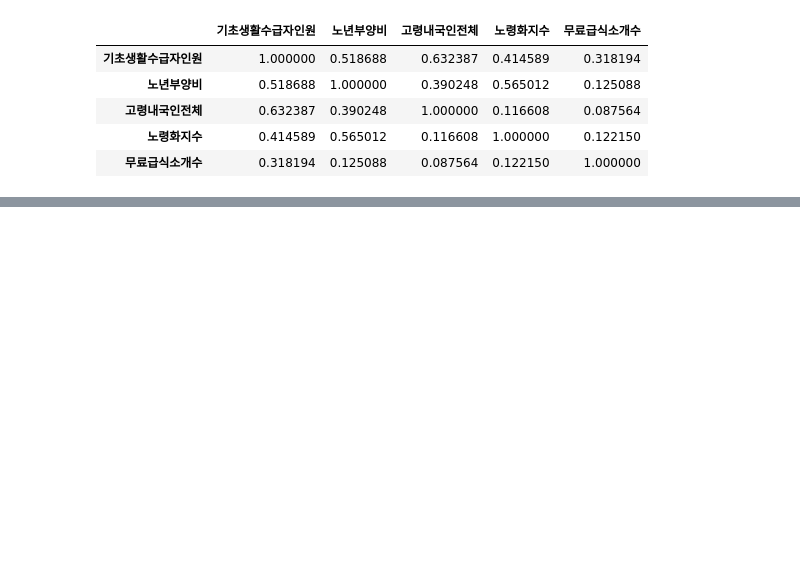
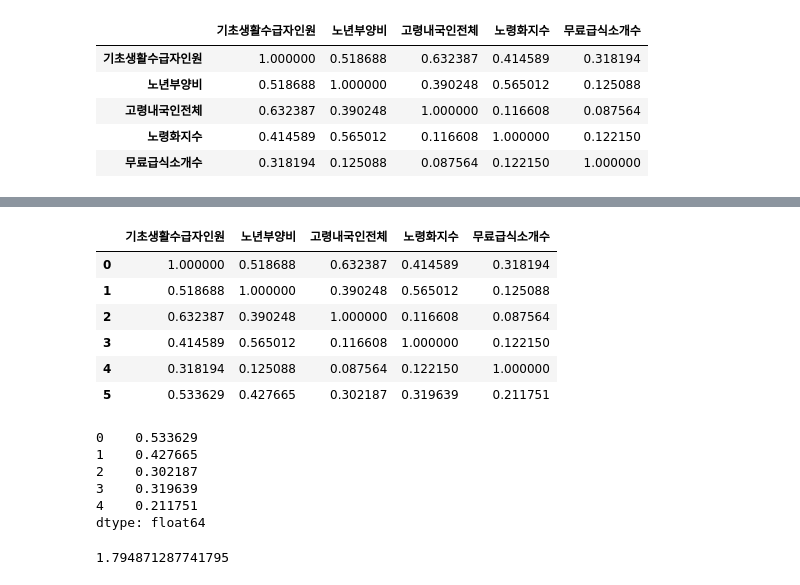
Before and after one commit to 520817/jjp, a Jupyter notebook: 회귀분석/(서린) 회귀분석.ipynb, the cells around one changed output, grey strips where cells are left out. Cells and saved outputs as stored; diff of their text form; code cells hidden in the pictures; blank space fills up the shorter version.

```diff
--- a/회귀분석/(서린) 회귀분석.ipynb
+++ b/회귀분석/(서린) 회귀분석.ipynb
@@ -244,0 +250,35 @@ data2['무료급식소개수'] = data2['무료급식소개수'].astype('float')
+# %%
+c1 = pd.DataFrame([1.000000, 0.518688, 0.632387, 0.414589, 0.318194, 0.533629])
+c2 = pd.DataFrame([0.518688,1.000000, 0.390248, 0.565012, 0.125088, 0.427665])
+c3 = pd.DataFrame([0.632387, 0.390248, 1.000000, 0.116608, 0.087564, 0.302187])
+c4 = pd.DataFrame([0.414589, 0.565012, 0.116608, 1.000000, 0.122150, 0.319639])
+c5 = pd.DataFrame([0.318194, 0.125088, 0.087564, 0.122150, 1.000000, 0.211751])
+#c6 = pd.DataFrame([0.533629, 0.427665, 0.302187, 0.319639, 0.211751])
+
+data_ahp = pd.concat([c1,c2,c3,c4,c5], axis=1)
+columns = ['기초생활수급자인원','노년부양비','고령내국인전체','노령화지수','무료급식소개수']
+data_ahp.columns = columns
+data_ahp
+# %% [output]
+|  | 기초생활수급자인원 | 노년부양비 | 고령내국인전체 | 노령화지수 | 무료급식소개수 |
+| 0 | 1.000000 | 0.518688 | 0.632387 | 0.414589 | 0.318194 |
+| 1 | 0.518688 | 1.000000 | 0.390248 | 0.565012 | 0.125088 |
+| 2 | 0.632387 | 0.390248 | 1.000000 | 0.116608 | 0.087564 |
+| 3 | 0.414589 | 0.565012 | 0.116608 | 1.000000 | 0.122150 |
+| 4 | 0.318194 | 0.125088 | 0.087564 | 0.122150 | 1.000000 |
+| 5 | 0.533629 | 0.427665 | 0.302187 | 0.319639 | 0.211751 |
+# %%
+pd.Series(geo_mean_list)
+# %% [output]
+0    0.533629
+1    0.427665
+2    0.302187
+3    0.319639
+4    0.211751
+dtype: float64
+# %%
+# 가중치 계산을 위하여 기하평균의 합을 구함
+geo_mean_sum = sum(geo_mean_list)
+geo_mean_sum
+# %% [output]
+1.794871287741795
```
Also changed, not shown: parts of 22 cells of this notebook.
